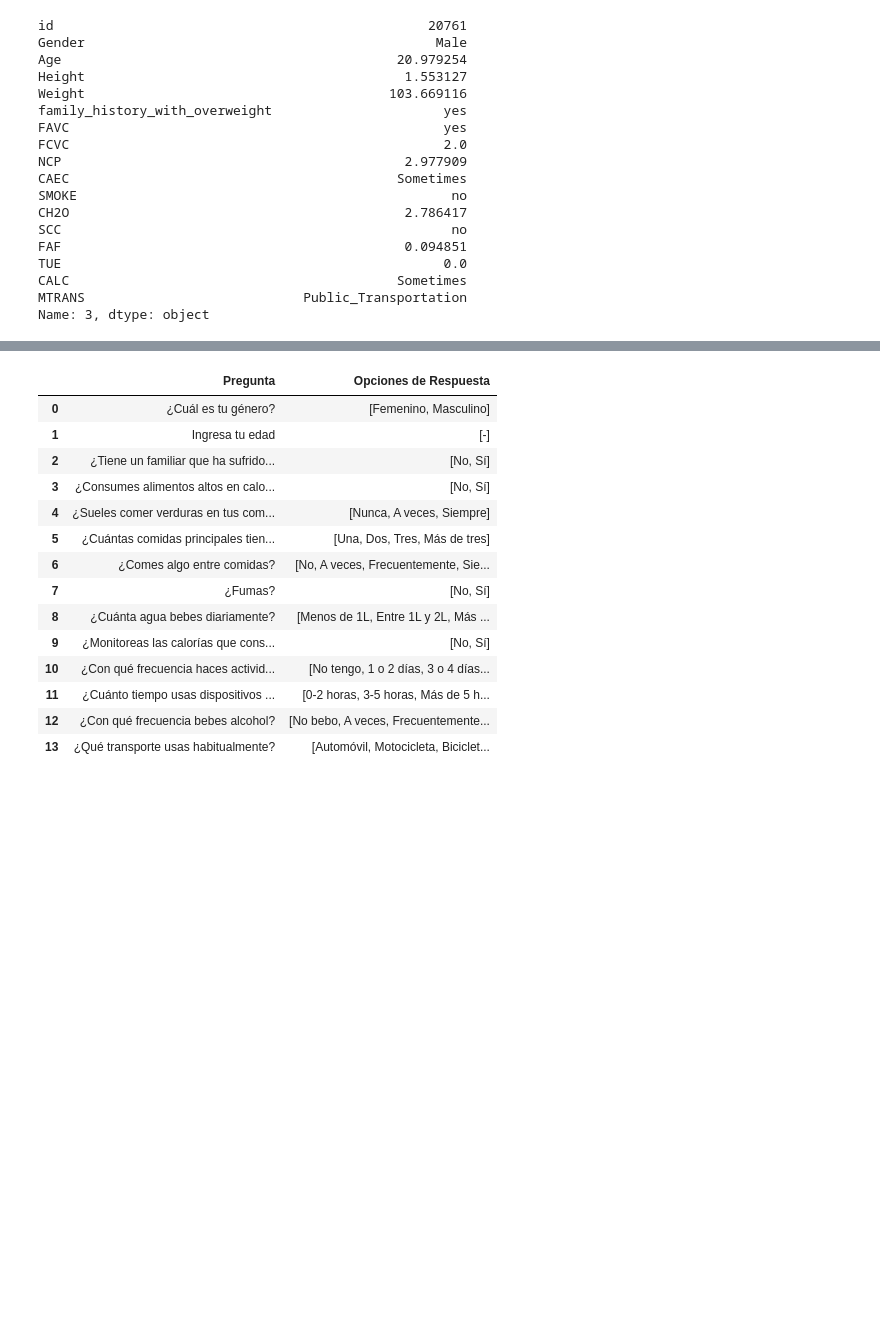
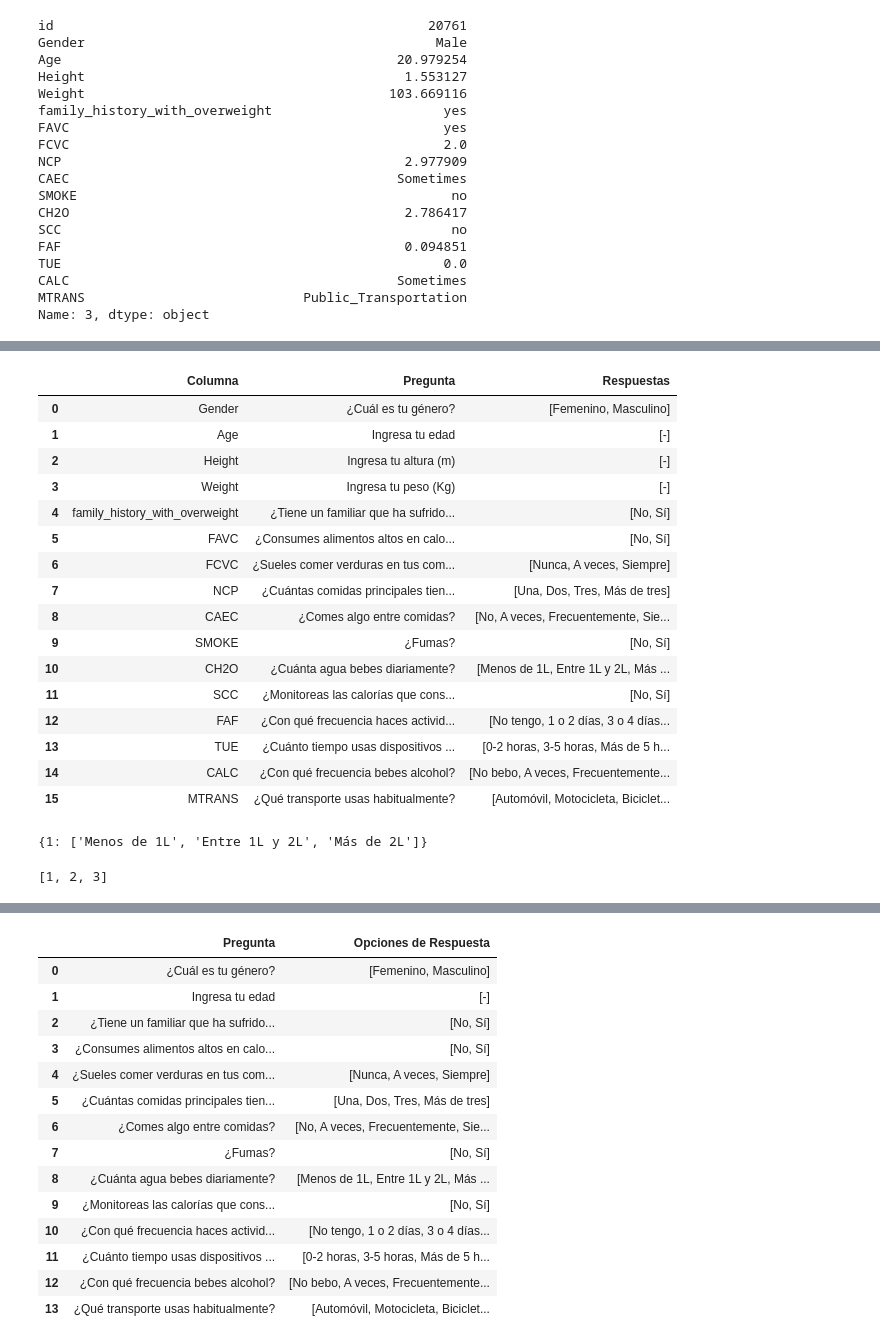
Before and after one commit to angelrodnah/Obesity, a Jupyter notebook: src/data/processed/Untitled-1.ipynb, the cells around one changed output, grey strips where cells are left out. Cells and saved outputs as stored; diff of their text form; code cells hidden in the pictures; blank space fills up the shorter version.

```diff
--- a/src/data/processed/Untitled-1.ipynb
+++ b/src/data/processed/Untitled-1.ipynb
@@ -92,0 +249,20 @@ Name: 3, dtype: object
+# %%
+df2
+# %% [output]
+|  | Columna | Pregunta | Respuestas |
+| 0 | Gender | ¿Cuál es tu género? | [Femenino, Masculino] |
+| 1 | Age | Ingresa tu edad | [-] |
+| 2 | Height | Ingresa tu altura (m) | [-] |
+| 3 | Weight | Ingresa tu peso (Kg) | [-] |
+| 4 | family_history_with_overweight | ¿Tiene un familiar que ha sufrido... | [No, Sí] |
+| 5 | FAVC | ¿Consumes alimentos altos en calo... | [No, Sí] |
+| 6 | FCVC | ¿Sueles comer verduras en tus com... | [Nunca, A veces, Siempre] |
+| 7 | NCP | ¿Cuántas comidas principales tien... | [Una, Dos, Tres, Más de tres] |
+| 8 | CAEC | ¿Comes algo entre comidas? | [No, A veces, Frecuentemente, Sie... |
+| 9 | SMOKE | ¿Fumas? | [No, Sí] |
+| 10 | CH2O | ¿Cuánta agua bebes diariamente? | [Menos de 1L, Entre 1L y 2L, Más ... |
+| 11 | SCC | ¿Monitoreas las calorías que cons... | [No, Sí] |
+| 12 | FAF | ¿Con qué frecuencia haces activid... | [No tengo, 1 o 2 días, 3 o 4 días... |
+| 13 | TUE | ¿Cuánto tiempo usas dispositivos ... | [0-2 horas, 3-5 horas, Más de 5 h... |
+| 14 | CALC | ¿Con qué frecuencia bebes alcohol? | [No bebo, A veces, Frecuentemente... |
+| 15 | MTRANS | ¿Qué transporte usas habitualmente? | [Automóvil, Motocicleta, Biciclet... |
@@ -93,2 +272,10 @@ Name: 3, dtype: object
+# %%
+dicts['CH2O']
+# %% [output]
+{1: ['Menos de 1L', 'Entre 1L y 2L', 'Más de 2L']}
+# %%
+var_values['CH2O']
+# %% [output]
+[1, 2, 3]
 # %%
 # %% [output]
```
Also changed, not shown: parts of 18 cells of this notebook, 11 other files.
